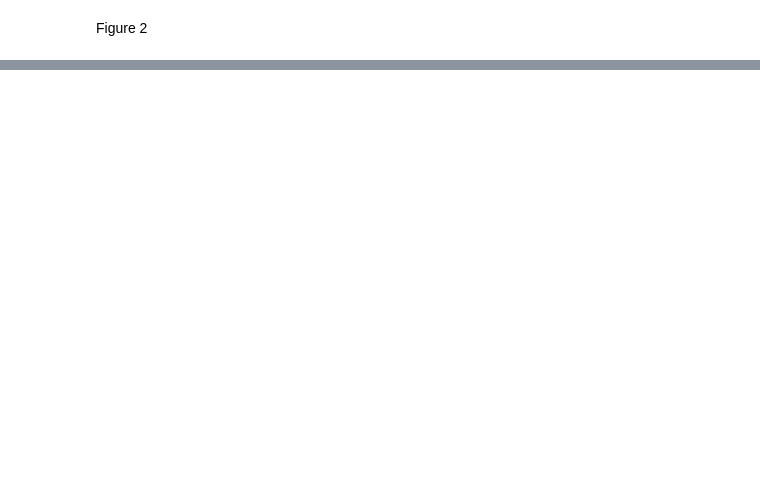
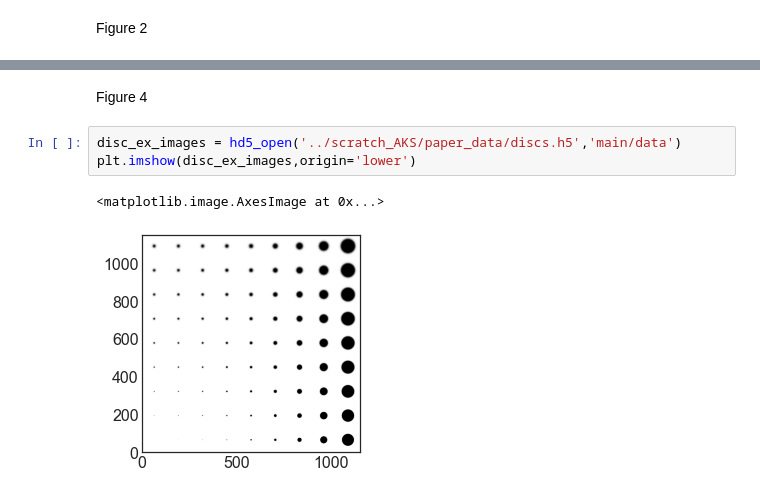
Before and after one commit to andrew-saydjari/DHC, a Jupyter notebook: Daily/2021_02_26.ipynb, the cells around one changed output, grey strips where cells are left out. Drawn from its saved outputs; the diff is of its cells as text; blank space fills up the shorter version.

```diff
--- a/Daily/2021_02_26.ipynb
+++ b/Daily/2021_02_26.ipynb
@@ -188,0 +601,8 @@ plt.savefig('../figures/FinkletBank.png', dpi=150, bbox_inches='tight', pad_inch
+# %% [markdown]
+Figure 4
+# %%
+disc_ex_images = hd5_open('../scratch_AKS/paper_data/discs.h5','main/data')
+plt.imshow(disc_ex_images,origin='lower')
+# %% [output]
+<matplotlib.image.AxesImage at 0x...>
+[figure, added]
```
Also changed, not shown: parts of 29 cells of this notebook, 1 other file.
